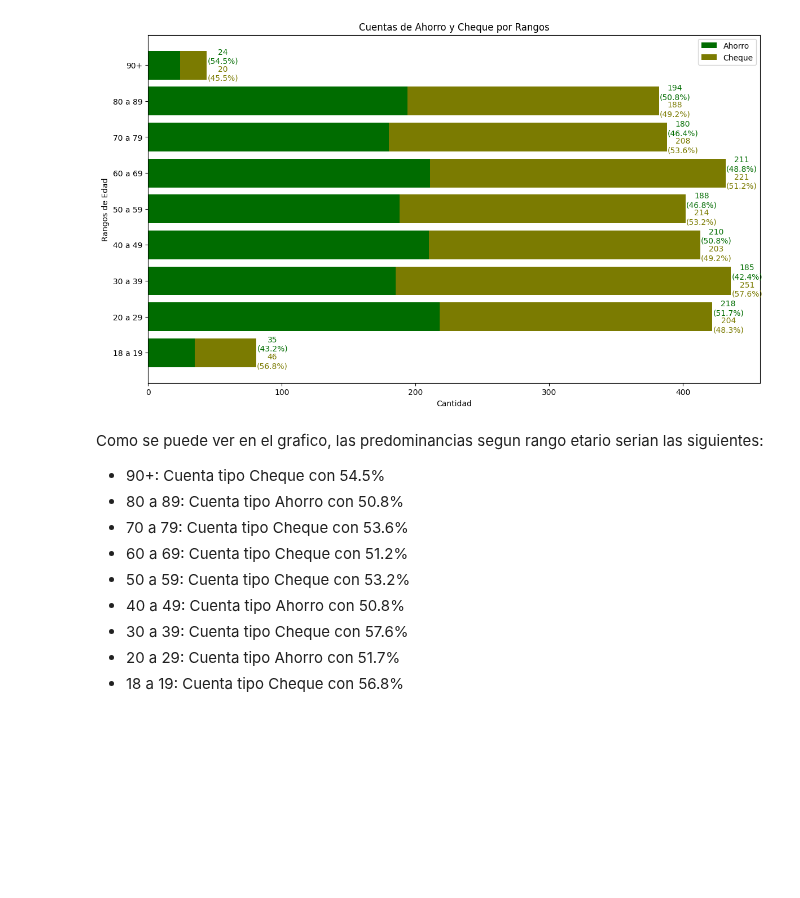
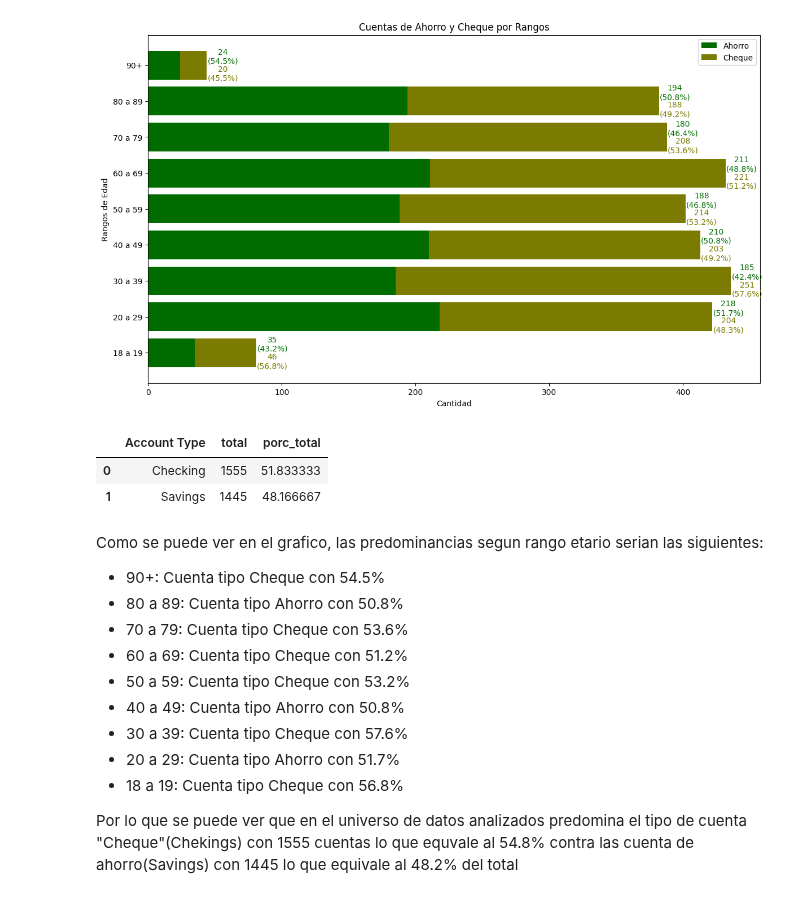
Before and after one commit to Vigonzaleze/analisisDatos_clientesBancarios, a Jupyter notebook: Analisis/analisis.ipynb, the cells around one changed output. Saved outputs shown, nothing was run; the diff lists cells and outputs as text; code cells hidden in the pictures; blank space fills up the shorter version.

```diff
--- a/Analisis/analisis.ipynb
+++ b/Analisis/analisis.ipynb
@@ -248,6 +248,17 @@ for i in range(len(rangos)):
 mpl.pyplot.show()
 # %% [output]
 [figure]
+# %%
+# cant_tipoCuenta_total_porcent = datos_modif.groupby(['Account Type']).sum()
+cant_porcent_datos_tipoCuenta = datos_modif.groupby("Account Type").size().reset_index(name='total')
+
+cant_porcent_datos_tipoCuenta["porc_total"] = (cant_porcent_datos_tipoCuenta["total"]/cant_porcent_datos_tipoCuenta["total"].sum())*100
+
+cant_porcent_datos_tipoCuenta
+# %% [output]
+|  | Account Type | total | porc_total |
+| 0 | Checking | 1555 | 51.833333 |
+| 1 | Savings | 1445 | 48.166667 |
 # %% [markdown]
 Como se puede ver en el grafico, las predominancias segun rango etario serian las siguientes:
 - 90+: Cuenta tipo Cheque con 54.5%
@@ -259,3 +270,5 @@ Como se puede ver en el grafico, las predominancias segun rango etario serian la
 - 30 a 39: Cuenta tipo Cheque con 57.6%
 - 20 a 29: Cuenta tipo Ahorro con 51.7%
 - 18 a 19: Cuenta tipo Cheque con 56.8%
+
+Por lo que se puede ver que en el universo de datos analizados predomina el tipo de cuenta "Cheque"(Chekings) con 1555 cuentas lo que equvale al 54.8% contra las cuenta de ahorro(Savings) con 1445 lo que equivale al 48.2% del total
```
Also changed, not shown: parts of 6 cells of this notebook.
